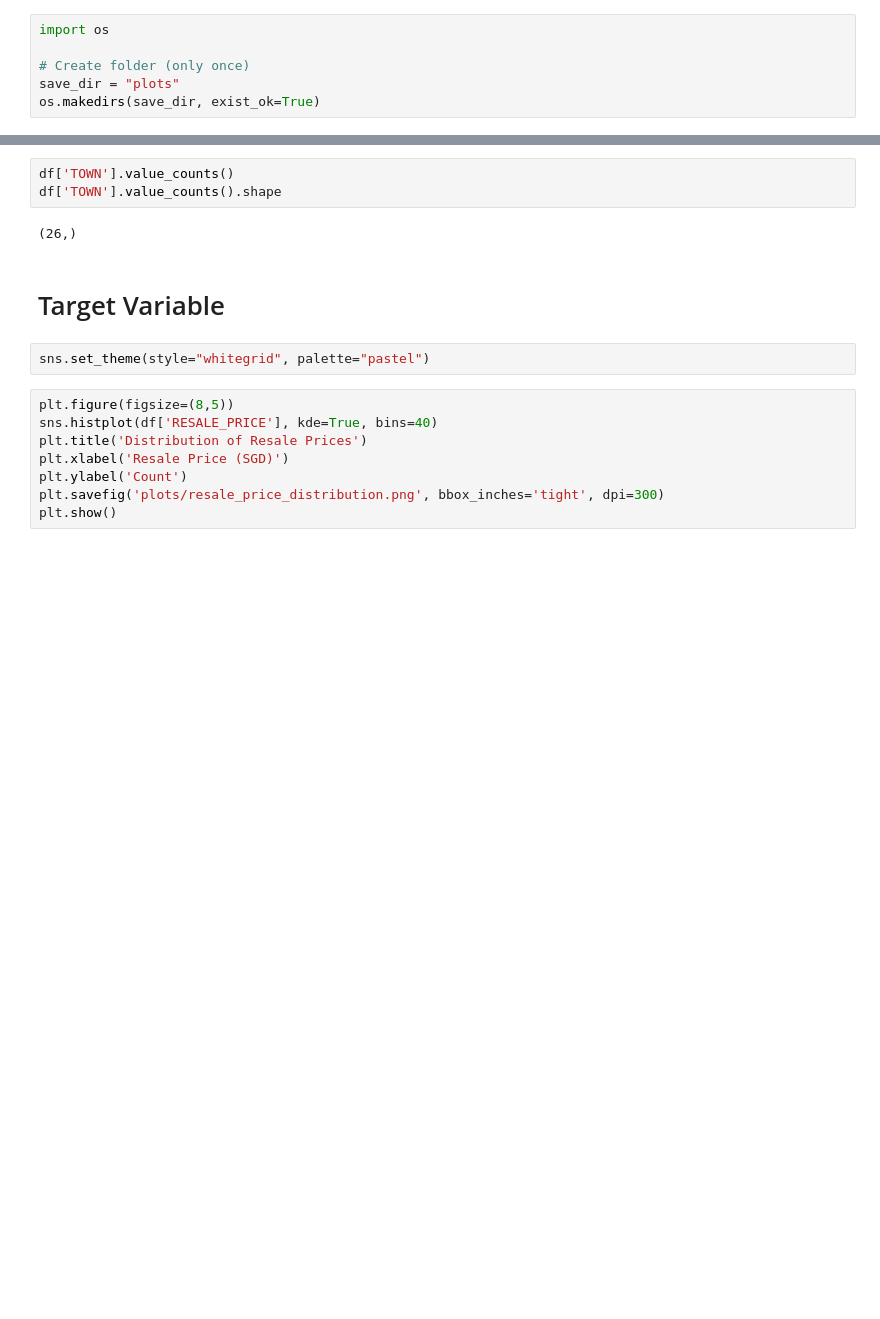
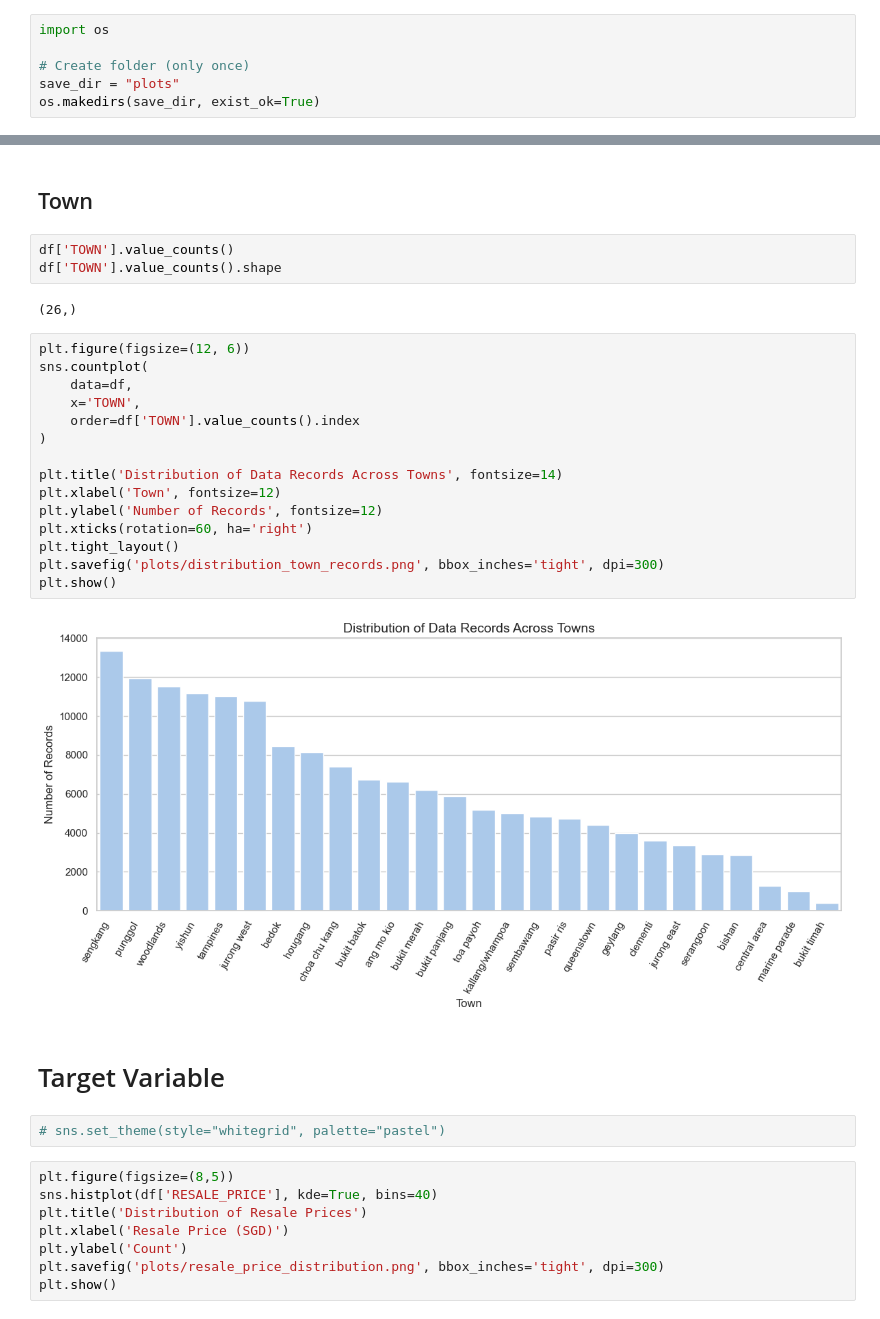
Before and after one commit to esteramine/cs5228_project, a Jupyter notebook: code/0_EDA.ipynb, the cells around one changed output, grey strips where cells are left out. Saved outputs shown, nothing was run; the diff lists cells and outputs as text; blank space fills up the shorter version.

```diff
--- a/code/0_EDA.ipynb
+++ b/code/0_EDA.ipynb
@@ -29,12 +78,31 @@ df.shape
+# %% [markdown]
+## Town
 # %%
 df['TOWN'].value_counts()
 df['TOWN'].value_counts().shape
 # %% [output]
 (26,)
+# %%
+plt.figure(figsize=(12, 6))
+sns.countplot(
+    data=df,
+    x='TOWN',
+    order=df['TOWN'].value_counts().index
+)
+
+plt.title('Distribution of Data Records Across Towns', fontsize=14)
+plt.xlabel('Town', fontsize=12)
+plt.ylabel('Number of Records', fontsize=12)
+plt.xticks(rotation=60, ha='right')
+plt.tight_layout()
+plt.savefig('plots/distribution_town_records.png', bbox_inches='tight', dpi=300)
+plt.show()
+# %% [output]
+[figure, added]
 # %% [markdown]
 # Target Variable
 # %%
-sns.set_theme(style="whitegrid", palette="pastel")
+# sns.set_theme(style="whitegrid", palette="pastel")
 # %%
 plt.figure(figsize=(8,5))
 sns.histplot(df['RESALE_PRICE'], kde=True, bins=40)
```
Also changed, not shown: parts of 13 cells of this notebook.
